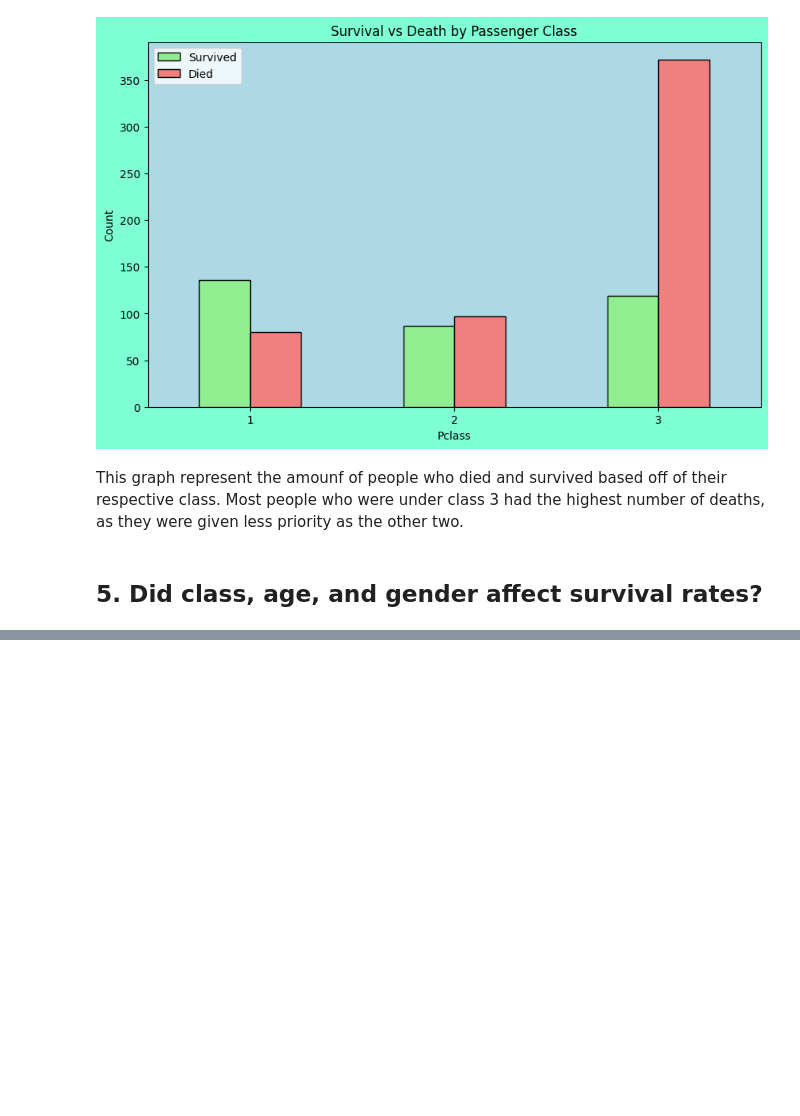
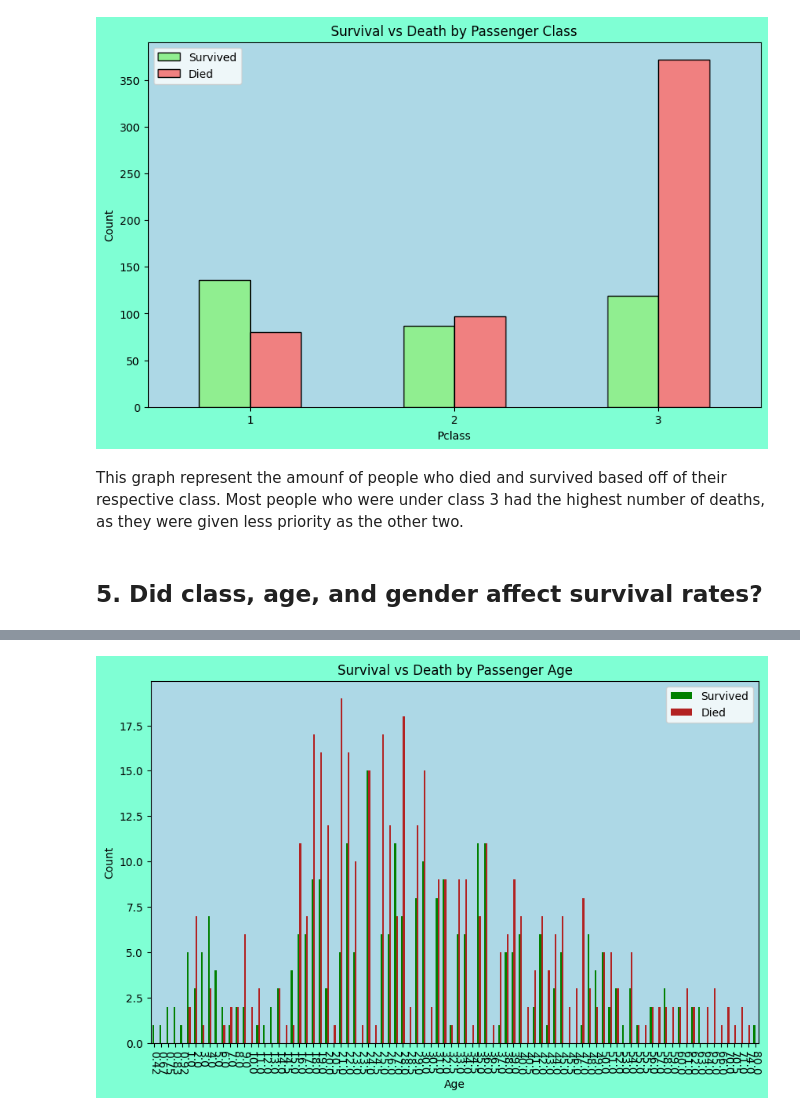
Before and after one commit to Kjh451672/unit-3-data-science, a Jupyter notebook: 02_titanic.ipynb, the cells around one changed output, grey strips where cells are left out. Saved outputs shown, nothing was run; the diff lists cells and outputs as text; code cells hidden in the pictures; blank space fills up the shorter version.

```diff
--- a/02_titanic.ipynb
+++ b/02_titanic.ipynb
@@ -82 +100,19 @@ This graph represent the amounf of people who died and survived based off of the
+# %%
+#Displays a bar graph with two values with those who survived and those who didn't
+survived = titanic_df.groupby("Age")["Survived"].sum()
+died = titanic_df.groupby("Age")["Survived"].count() - survived
+survival_class = pd.DataFrame({"Survived": survived, "Died": died})
+
+colors = ['green', 'firebrick']
+ax = survival_class.plot.bar(figsize=(10, 6), color=colors, rot = 270)
+
+ax.set_title('Survival vs Death by Passenger Age')
+ax.set_xlabel('Age')
+ax.set_ylabel('Count')
+ax.set_facecolor('lightblue')
+
+fig = plt.gcf()
+fig.patch.set_facecolor('aquamarine')
+# %% [output]
+[figure, added]
 # %%
```
Also changed, not shown: parts of 5 cells of this notebook.
